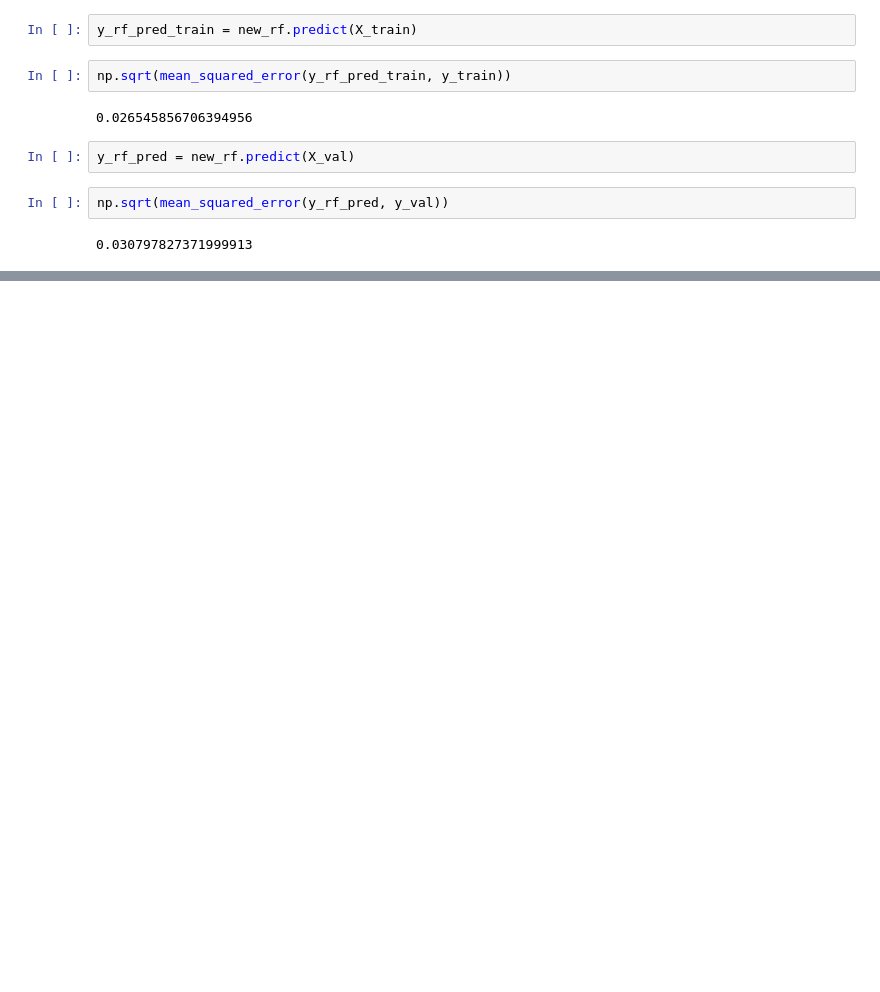
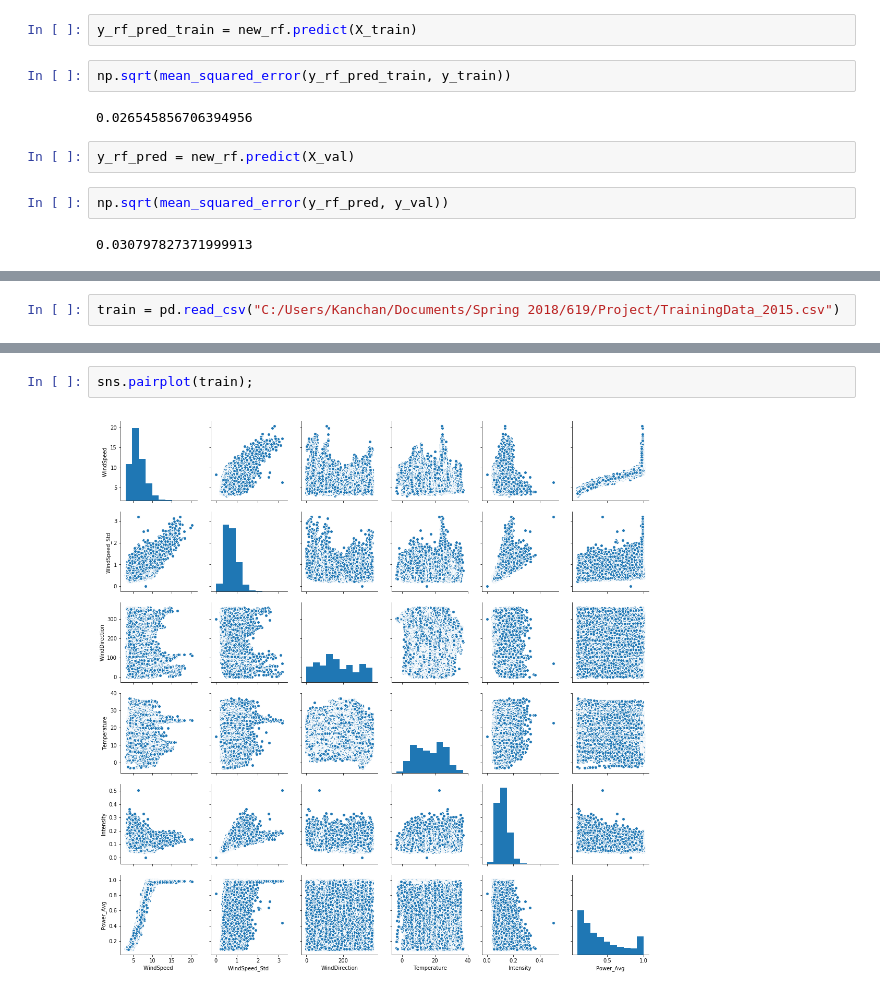
Before and after one commit to KanchanSatpute/Predictive-Modeling-for-Wind-Power-Estimation, a Jupyter notebook: Project_code.ipynb, the cells around one changed output, grey strips where cells are left out. Cells and saved outputs as stored; diff of their text form; blank space fills up the shorter version.

```diff
--- a/Project_code.ipynb
+++ b/Project_code.ipynb
@@ -444,0 +463,2 @@ np.sqrt(mean_squared_error(y_rf_pred, y_val))
+# %%
+train = pd.read_csv("C:/Users/Kanchan/Documents/Spring 2018/619/Project/TrainingData_2015.csv")
@@ -444,0 +500,4 @@ np.sqrt(mean_squared_error(y_rf_pred, y_val))
+# %%
+sns.pairplot(train);
+# %% [output]
+[figure, added]
```
Also changed, not shown: parts of 137 cells of this notebook.
